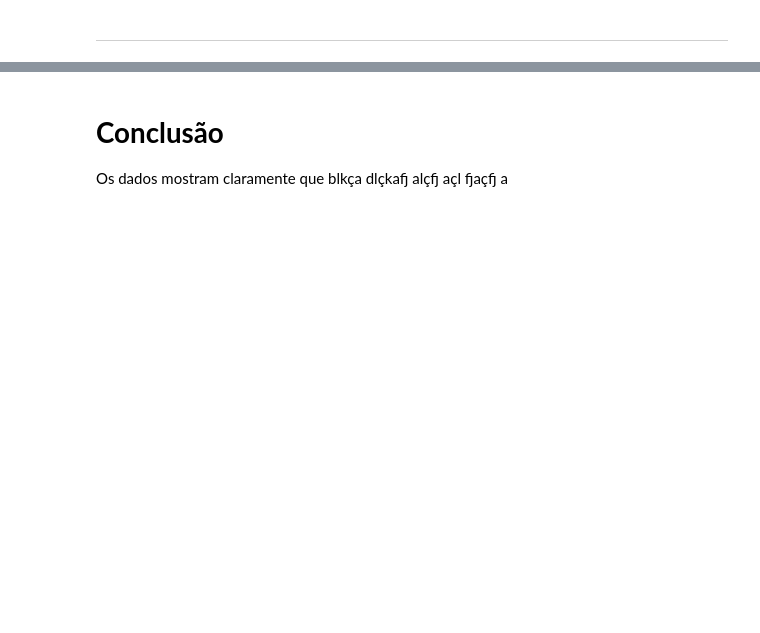
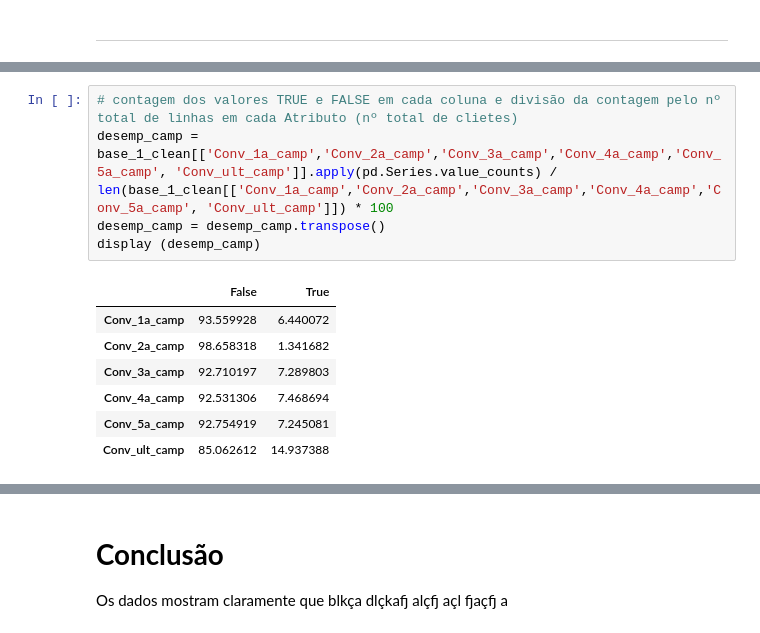
Before and after one commit to MarcioMot4/Maven-Marketing-Analysis-Custommer-Segmentation, a Jupyter notebook: Analise_Clientes_Maven_Marketing.ipynb, the cells around one changed output, grey strips where cells are left out. Saved outputs shown, nothing was run; the diff lists cells and outputs as text; blank space fills up the shorter version.

```diff
--- a/Analise_Clientes_Maven_Marketing.ipynb
+++ b/Analise_Clientes_Maven_Marketing.ipynb
@@ -1698,0 +1805,13 @@ Agora, já é possível responder aos últimos questionamentos:
+# %%
+# contagem dos valores TRUE e FALSE em cada coluna e divisão da contagem pelo nº total de linhas em cada Atributo (nº total de clietes)
+desemp_camp = base_1_clean[['Conv_1a_camp','Conv_2a_camp','Conv_3a_camp','Conv_4a_camp','Conv_5a_camp', 'Conv_ult_camp']].apply(pd.Series.value_counts) / len(base_1_clean[['Conv_1a_camp','Conv_2a_camp','Conv_3a_camp','Conv_4a_camp','Conv_5a_camp', 'Conv_ult_camp']]) * 100
+desemp_camp = desemp_camp.transpose()
+display (desemp_camp)
+# %% [output]
+|  | False | True |
+| Conv_1a_camp | 93.559928 | 6.440072 |
+| Conv_2a_camp | 98.658318 | 1.341682 |
+| Conv_3a_camp | 92.710197 | 7.289803 |
+| Conv_4a_camp | 92.531306 | 7.468694 |
+| Conv_5a_camp | 92.754919 | 7.245081 |
+| Conv_ult_camp | 85.062612 | 14.937388 |
```
Also changed, not shown: parts of 39 cells of this notebook.
